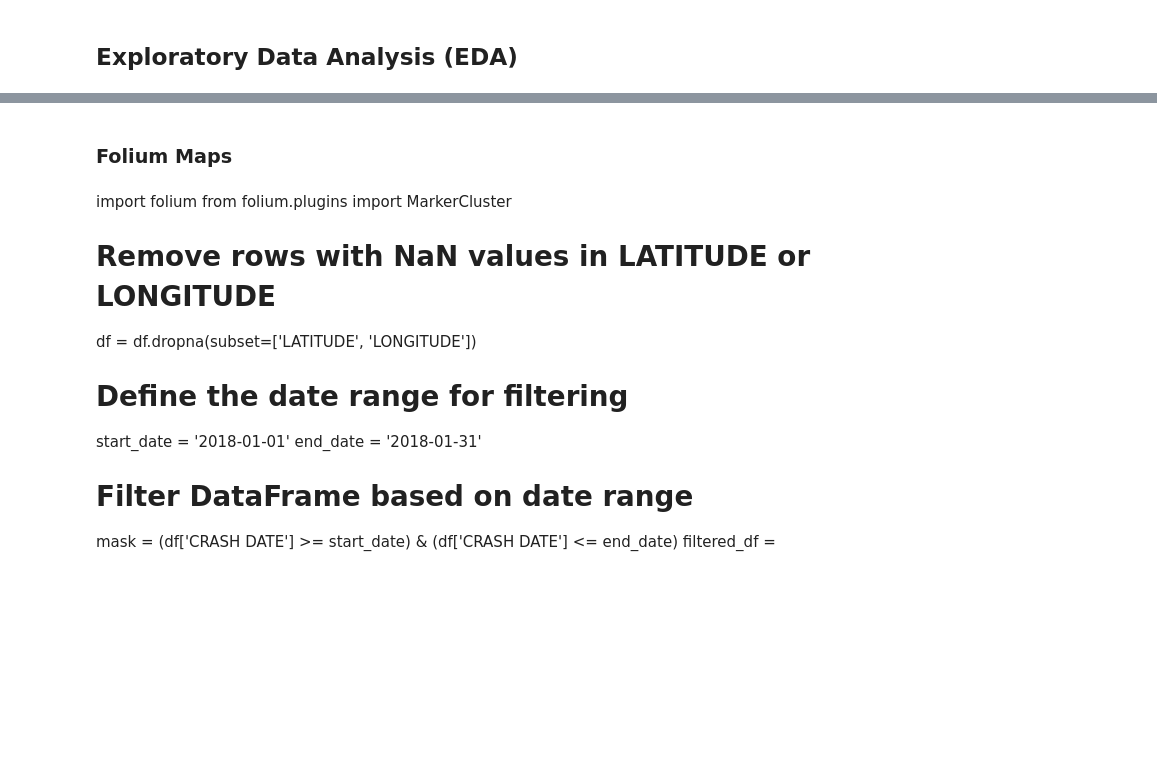
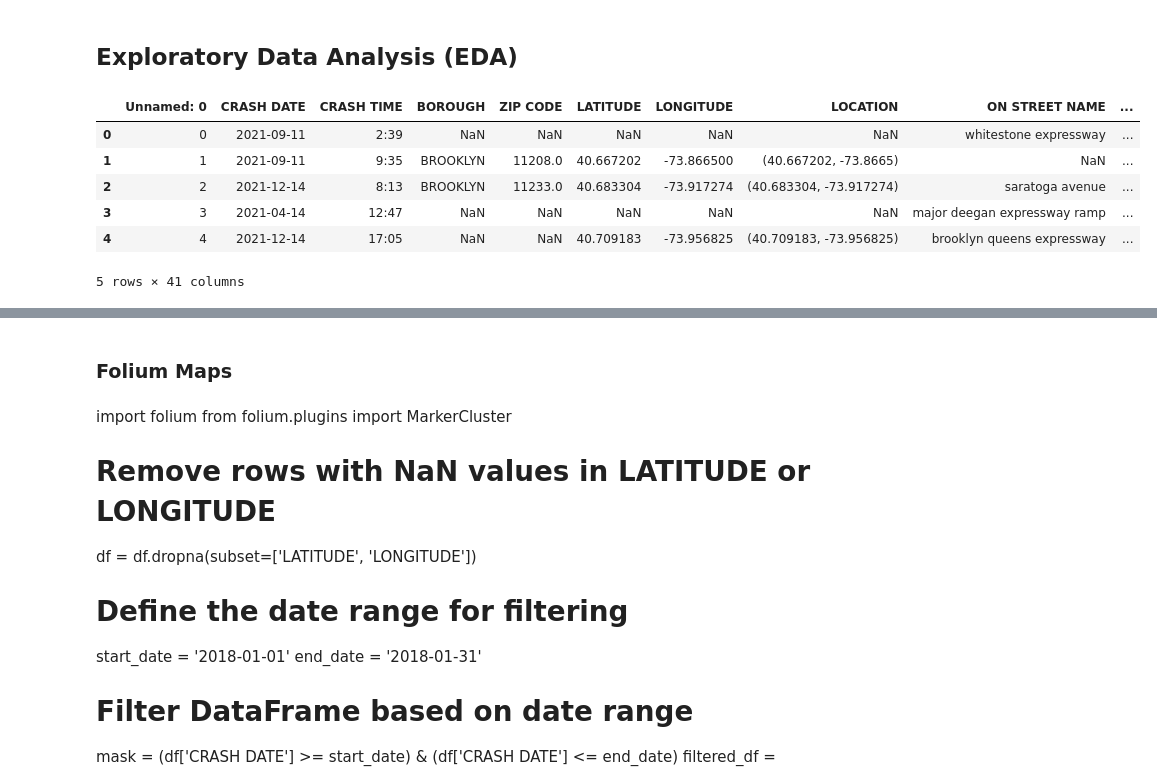
Before and after one commit to DouglasRollman/CollisionPrediction, a Jupyter notebook: Motor_Vehicle_Collisions.ipynb, the cells around one changed output, grey strips where cells are left out. Saved outputs shown, nothing was run; the diff lists cells and outputs as text; code cells hidden in the pictures; blank space fills up the shorter version.

```diff
--- a/Motor_Vehicle_Collisions.ipynb
+++ b/Motor_Vehicle_Collisions.ipynb
@@ -638,2 +575,14 @@ print(df[['VEHICLE TYPE CODE 1', 'VEHICLE TYPE CODE 2', 'VEHICLE TYPE CODE 3', '
 # %% [markdown]
 ## Exploratory Data Analysis (EDA)
+# %%
+df = pd.read_csv('Motor_Vehicle_Collisions_cpy2.csv')
+# %%
+df.head()
+# %% [output]
+|  | Unnamed: 0 | CRASH DATE | CRASH TIME | BOROUGH | ZIP CODE | LATITUDE | LONGITUDE | LOCATION | ON STREET NAME | ... |
+| 0 | 0 | 2021-09-11 | 2:39 | NaN | NaN | NaN | NaN | NaN | whitestone expressway | ... |
+| 1 | 1 | 2021-09-11 | 9:35 | BROOKLYN | 11208.0 | 40.667202 | -73.866500 | (40.667202, -73.8665) | NaN | ... |
+| 2 | 2 | 2021-12-14 | 8:13 | BROOKLYN | 11233.0 | 40.683304 | -73.917274 | (40.683304, -73.917274) | saratoga avenue | ... |
+| 3 | 3 | 2021-04-14 | 12:47 | NaN | NaN | NaN | NaN | NaN | major deegan expressway ramp | ... |
+| 4 | 4 | 2021-12-14 | 17:05 | NaN | NaN | 40.709183 | -73.956825 | (40.709183, -73.956825) | brooklyn queens expressway | ... |
+5 rows × 41 columns
```
Also changed, not shown: parts of 32 cells of this notebook, 8 other files.
